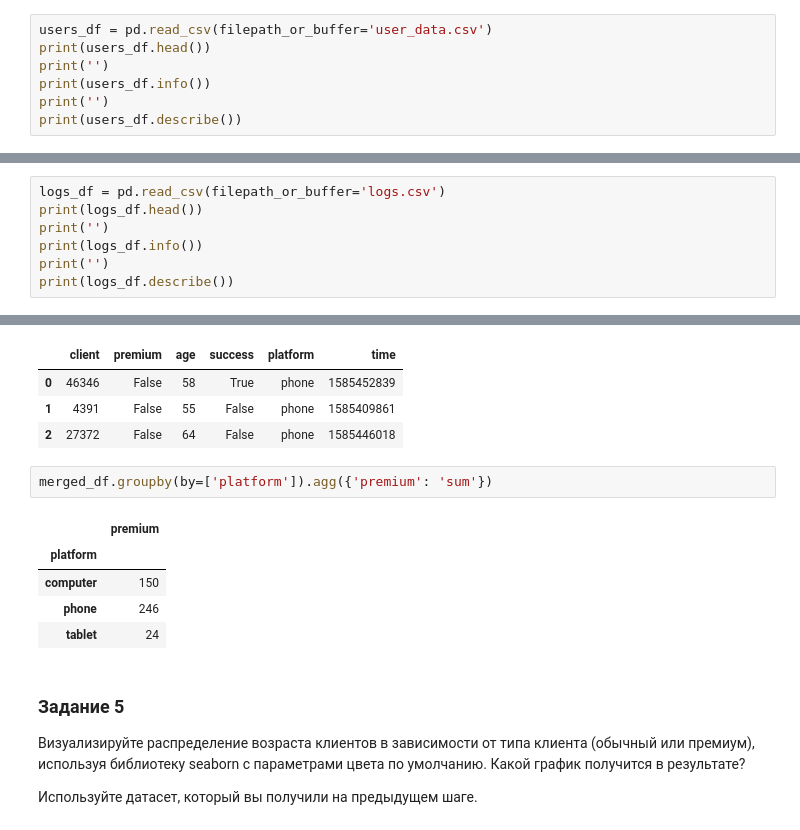
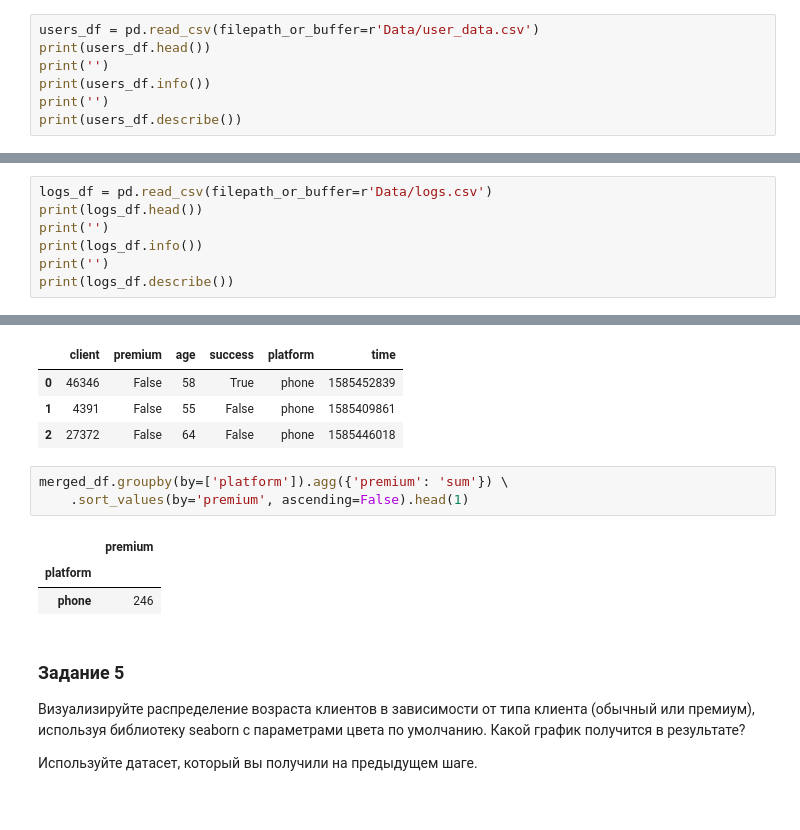
Before and after one commit to iegorushkin/data_analyst-karpov.courses, a Jupyter notebook: python_miniprojects/miniproject_2.ipynb, the cells around one changed output, grey strips where cells are left out. Cells and saved outputs as stored; diff of their text form.

```diff
--- a/python_miniprojects/miniproject_2.ipynb
+++ b/python_miniprojects/miniproject_2.ipynb
@@ -24,5 +23,5 @@ import seaborn as sns
 # %%
-users_df = pd.read_csv(filepath_or_buffer='user_data.csv')
+users_df = pd.read_csv(filepath_or_buffer=r'Data/user_data.csv')
 print(users_df.head())
 print('')
 print(users_df.info())
@@ -47,7 +46,7 @@ Data columns (total 3 columns):
 75%    75963.250000    56.000000
 max    99973.000000    69.000000
 # %%
-logs_df = pd.read_csv(filepath_or_buffer='logs.csv')
+logs_df = pd.read_csv(filepath_or_buffer=r'Data/logs.csv')
 print(logs_df.head())
 print('')
 print(logs_df.info())
@@ -164,13 +138,12 @@ merged_df.head(3)
 | 1 | 4391 | False | 55 | False | phone | 1585409861 |
 | 2 | 27372 | False | 64 | False | phone | 1585446018 |
 # %%
-merged_df.groupby(by=['platform']).agg({'premium': 'sum'})
+merged_df.groupby(by=['platform']).agg({'premium': 'sum'}) \
+    .sort_values(by='premium', ascending=False).head(1)
 # %% [output]
 |  | premium |
 | platform |  |
-| computer | 150 |
 | phone | 246 |
-| tablet | 24 |
 # %% [markdown]
 ### Задание 5
 Визуализируйте распределение возраста клиентов в зависимости от типа клиента (обычный или премиум), используя библиотеку seaborn с параметрами цвета по умолчанию. Какой график получится в результате?
```
Also changed, not shown: parts of 11 cells of this notebook, 2 other files.
